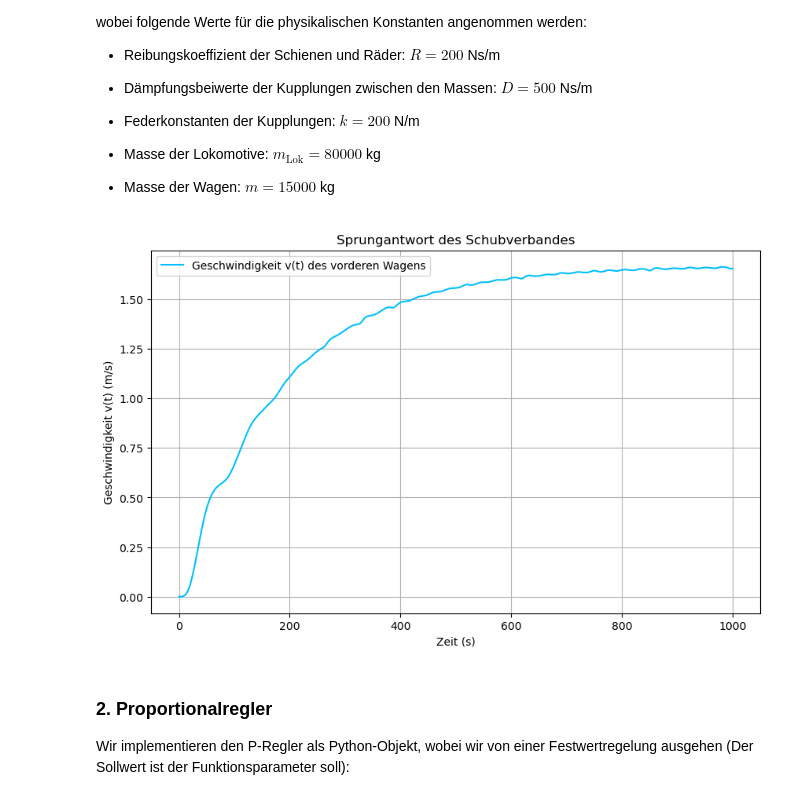
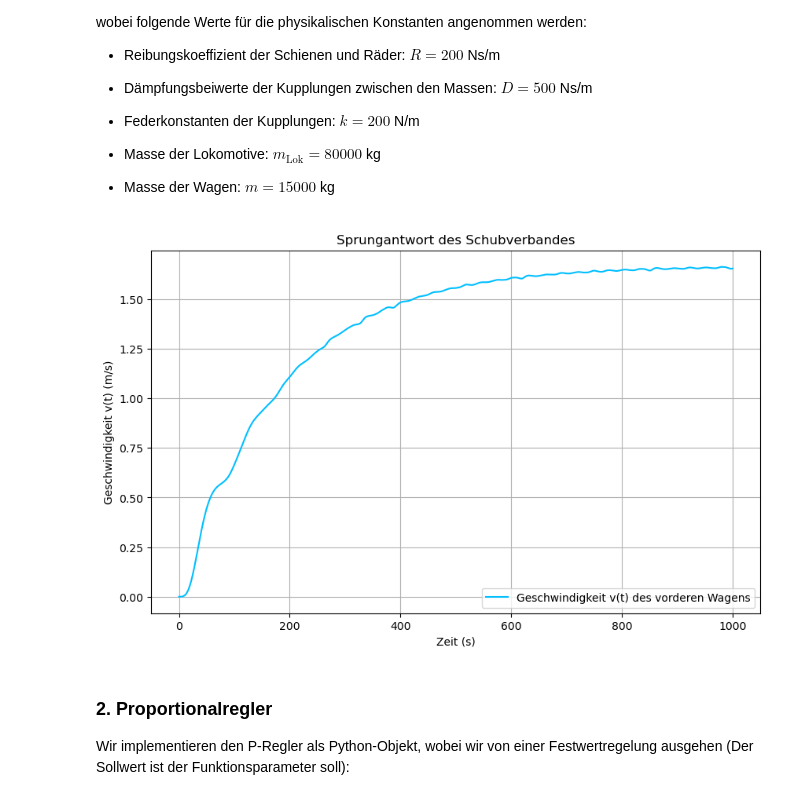
Before and after one commit to Atomarverseucht/AIN, a Jupyter notebook: 3/technische-grundlagen-der-kuenstlichen-intelligenz/versuch5/versuch5.ipynb, the cells around one changed output. Saved outputs shown, nothing was run; the diff lists cells and outputs as text; code cells hidden in the pictures.

```diff
--- a/3/technische-grundlagen-der-kuenstlichen-intelligenz/versuch5/versuch5.ipynb
+++ b/3/technische-grundlagen-der-kuenstlichen-intelligenz/versuch5/versuch5.ipynb
@@ -81,17 +82,17 @@ sol = solve_ivp(schubverbund_ode, t_span, X0, args=(step_input,), t_eval=t_eval)
 # %%
 # Geschwindigkeit des vorderen Wagens ist Variable No. 5
 v_front = sol.y[5]
 
 # Plot
 plt.figure(figsize=(10,6))
 plt.plot(sol.t, v_front, label='Geschwindigkeit v(t) des vorderen Wagens', color='deepskyblue')
 plt.xlabel('Zeit (s)')
 plt.ylabel('Geschwindigkeit v(t) (m/s)')
 plt.title('Sprungantwort des Schubverbandes')
 plt.grid(True)
-plt.legend();
+plt.legend(loc=4);
 # %% [output]
-[figure, old version]
+[figure, new version]
 # %% [markdown]
 ### 2. Proportionalregler
 
```
Also changed, not shown: parts of 5 cells of this notebook.
